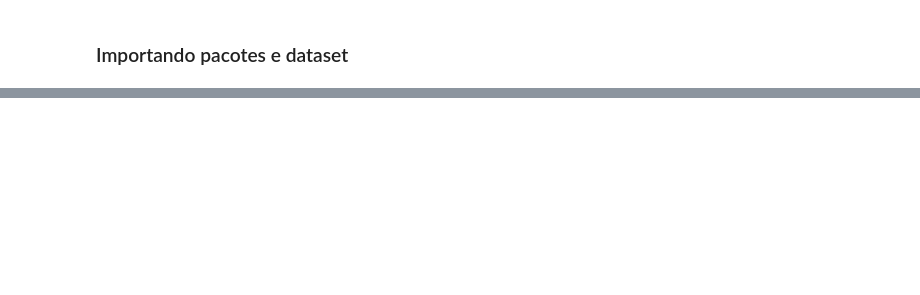
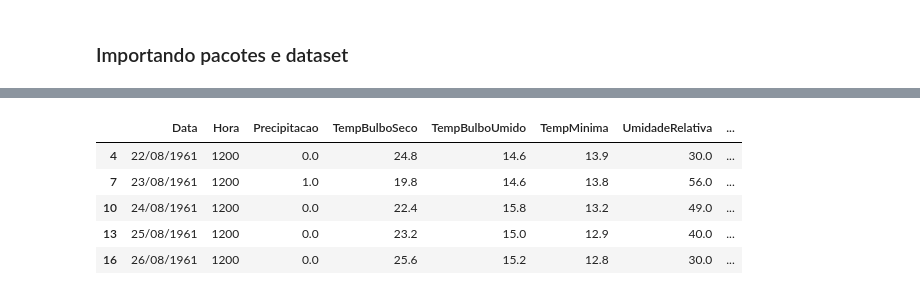
Before and after one commit to deeplearningunb/Rain-forecast, a Jupyter notebook: rain_forecast.ipynb, the cells around one changed output, grey strips where cells are left out. Cells and saved outputs as stored; diff of their text form; code cells hidden in the pictures; blank space fills up the shorter version.

```diff
--- a/rain_forecast.ipynb
+++ b/rain_forecast.ipynb
@@ -54,4 +87,11 @@ df.info()
 # %%
-# df = df2
-df['TempMaxima'].value_counts()
+
+df = df[df['Precipitacao'].notna()]
 df.head()
+# %% [output]
+|  | Data | Hora | Precipitacao | TempBulboSeco | TempBulboUmido | TempMinima | UmidadeRelativa | ... |
+| 4 | 22/08/1961 | 1200 | 0.0 | 24.8 | 14.6 | 13.9 | 30.0 | ... |
+| 7 | 23/08/1961 | 1200 | 1.0 | 19.8 | 14.6 | 13.8 | 56.0 | ... |
+| 10 | 24/08/1961 | 1200 | 0.0 | 22.4 | 15.8 | 13.2 | 49.0 | ... |
+| 13 | 25/08/1961 | 1200 | 0.0 | 23.2 | 15.0 | 12.9 | 40.0 | ... |
+| 16 | 26/08/1961 | 1200 | 0.0 | 25.6 | 15.2 | 12.8 | 30.0 | ... |
```
Also changed, not shown: parts of 8 cells of this notebook.
